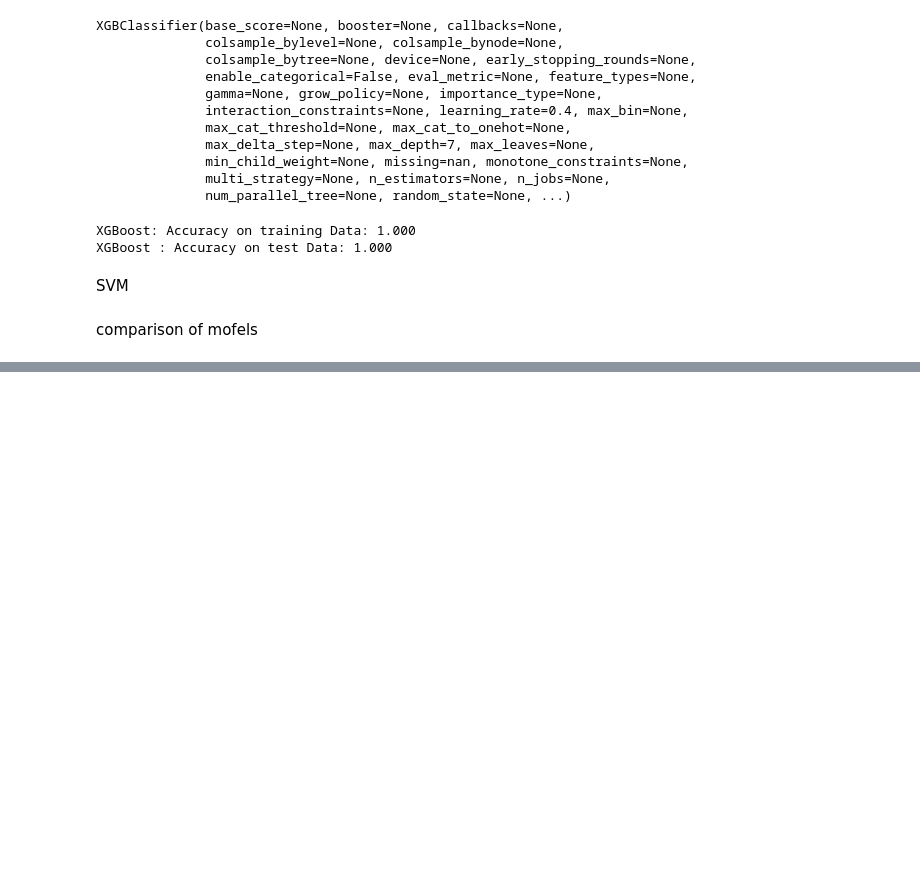
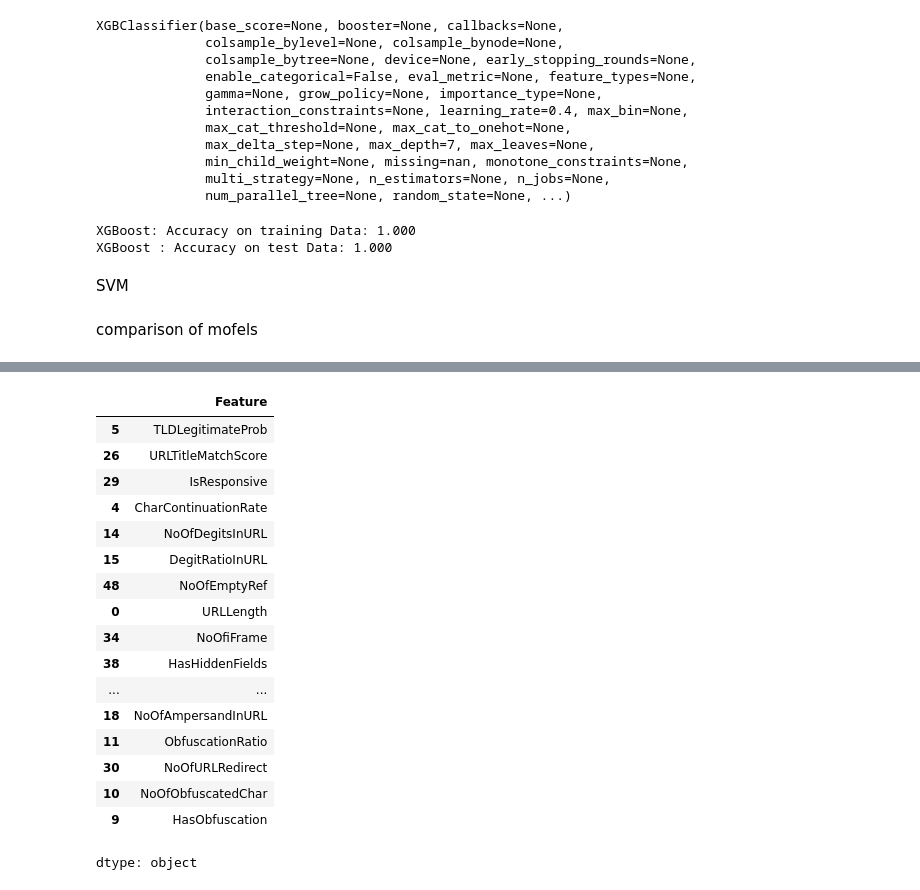
Before and after one commit to sandeshlavshetty/Phising_url_prediction, a Jupyter notebook: main.ipynb, the cells around one changed output, grey strips where cells are left out. Cells and saved outputs as stored; diff of their text form; code cells hidden in the pictures; blank space fills up the shorter version.

```diff
--- a/main.ipynb
+++ b/main.ipynb
@@ -995,0 +998,3 @@ results.sort_values(by=['Test Accuracy', 'Train Accuracy'], ascending=False)
+# %%
+df = pd.read_csv("/content/drive/MyDrive/url_dataset.csv")
+df.head()
@@ -995,0 +1009,2 @@ results.sort_values(by=['Test Accuracy', 'Train Accuracy'], ascending=False)
+# %%
+df.drop(["FILENAME"], axis=1,inplace=True)
@@ -995,0 +1026,16 @@ results.sort_values(by=['Test Accuracy', 'Train Accuracy'], ascending=False)
+# %%
+from sklearn.feature_selection import mutual_info_classif
+columns = df.select_dtypes(include=['object']).columns
+# Features and target variable
+X = df.drop('label', axis=1)
+X = X.drop(columns, axis=1)
+y = df['label']
+
+# Calculate mutual information
+mutual_info = mutual_info_classif(X, y)
+
+# Create a DataFrame to display mutual information scores
+mutual_info_df = pd.DataFrame({'Feature': X.columns, 'Mutual Information': mutual_info})
+mutual_info_df = mutual_info_df.sort_values(by='Mutual Information', ascending=False)
+
+print("Mutual Information of all features with 'label':\n", mutual_info_df)
@@ -995,0 +1060,22 @@ results.sort_values(by=['Test Accuracy', 'Train Accuracy'], ascending=False)
+# %%
+low_mi_features = mutual_info_df[mutual_info_df["Mutual Information"] < 0.2]["Feature"]
+low_mi_features
+# %% [output]
+|  | Feature |
+| 5 | TLDLegitimateProb |
+| 26 | URLTitleMatchScore |
+| 29 | IsResponsive |
+| 4 | CharContinuationRate |
+| 14 | NoOfDegitsInURL |
+| 15 | DegitRatioInURL |
+| 48 | NoOfEmptyRef |
+| 0 | URLLength |
+| 34 | NoOfiFrame |
+| 38 | HasHiddenFields |
+| ... | ... |
+| 18 | NoOfAmpersandInURL |
+| 11 | ObfuscationRatio |
+| 30 | NoOfURLRedirect |
+| 10 | NoOfObfuscatedChar |
+| 9 | HasObfuscation |
+dtype: object
```
Also changed, not shown: parts of 19 cells of this notebook.
